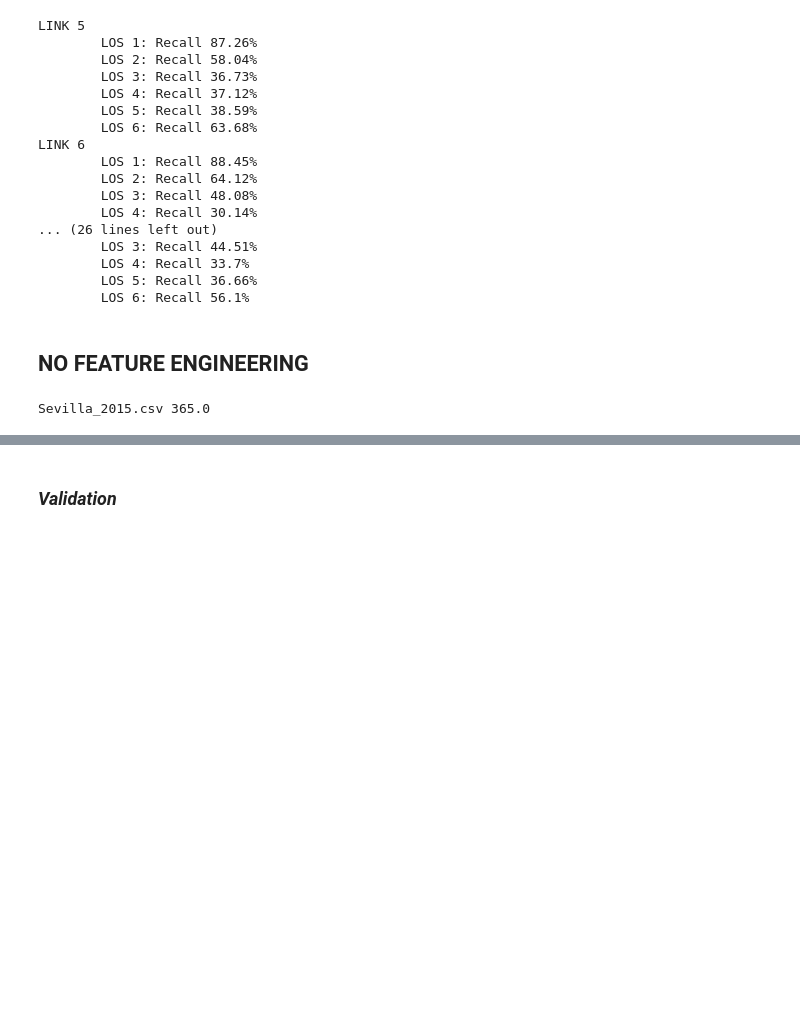
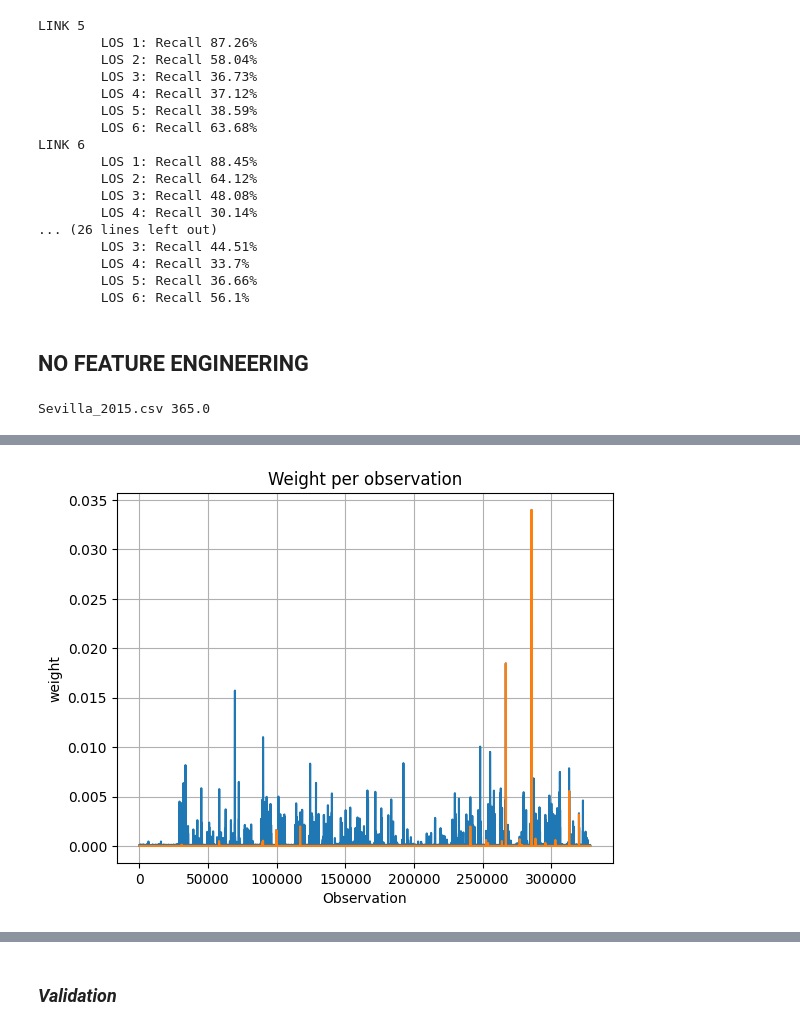
Before and after one commit to 4datascience/Traffic, a Jupyter notebook: Feature_engineering.ipynb, the cells around one changed output, grey strips where cells are left out. Saved outputs shown, nothing was run; the diff lists cells and outputs as text; code cells hidden in the pictures; blank space fills up the shorter version.

```diff
--- a/Feature_engineering.ipynb
+++ b/Feature_engineering.ipynb
@@ -864,3 +864,15 @@ training_df = pd.concat(training)
 validation_df = pd.concat(validation)
 # %% [output]
 Sevilla_2015.csv 365.0
+# %%
+for LINK in range(5,11):
+    print(f"LINK {LINK}")
+
+    model = RUSBoostClassifier_(base_estimator=DecisionTreeClassifier(max_depth=3), n_estimators=60, learning_rate=0.3).fit(training_df[training_df['link_id'] == LINK], 'tt_arr', 'LOS_dep')
+
+    for LOS in range(1,7):
+        X_test = validation_df[(validation_df['link_id'] == LINK) & (validation_df['LOS_dep'] == LOS)]['tt_arr'].values.reshape(-1, 1)
+        y_pred = model.predict(X_test)
+
+        score = metrics.recall_score([LOS]*len(y_pred), y_pred, average='micro')
+        print(f"\tLOS {LOS}: Recall {round(score*100, 2) }%")
@@ -866,0 +897,14 @@ Sevilla_2015.csv 365.0
+# %%
+fig, ax = plt.subplots()
+
+ax.plot(np.arange(len(model.observation_weights_)), model.observation_weights_.values())
+
+tmp = training_df[training_df['link_id'] == LINK]
+ax.plot(np.arange(len(model.observation_weights_)), np.array(list(model.observation_weights_.values()))*np.array(tmp['LOS_dep'] == 6).astype(np.int8).astype(np.int8))
+
+ax.set(xlabel='Observation', ylabel='weight',
+       title='Weight per observation')
+ax.grid()
+plt.show()
+# %% [output]
+[figure, added]
```
Also changed, not shown: parts of 7 cells of this notebook.
